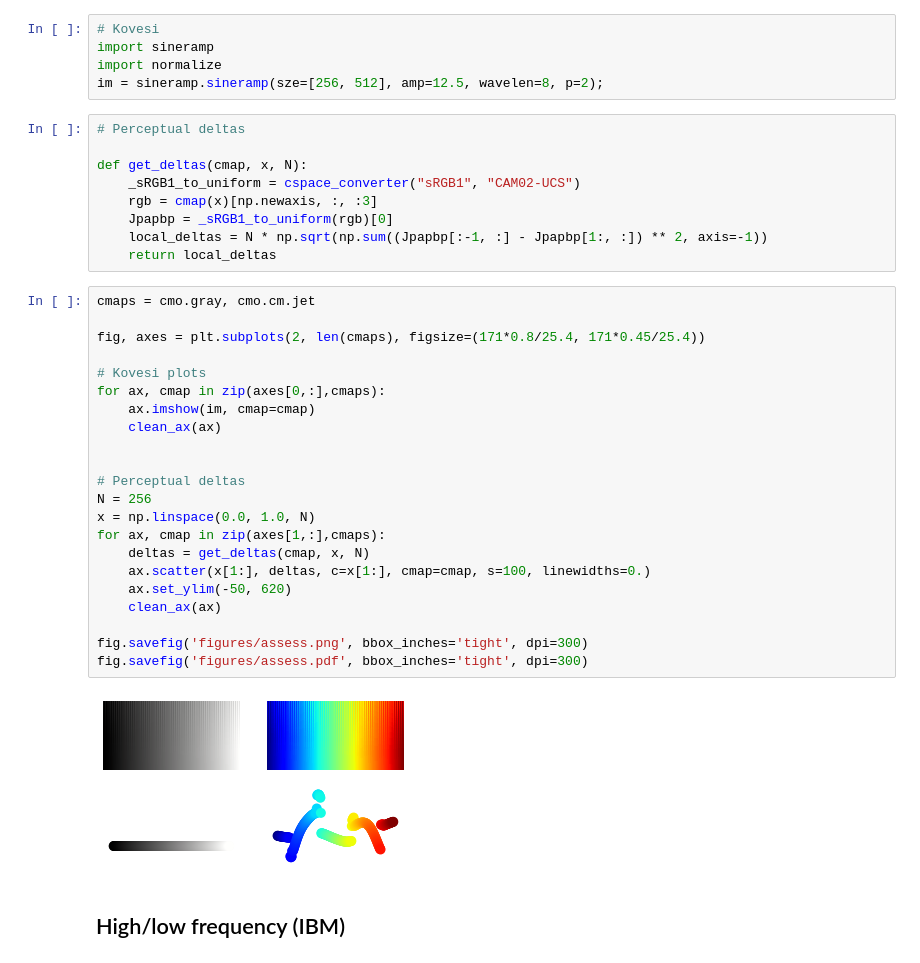
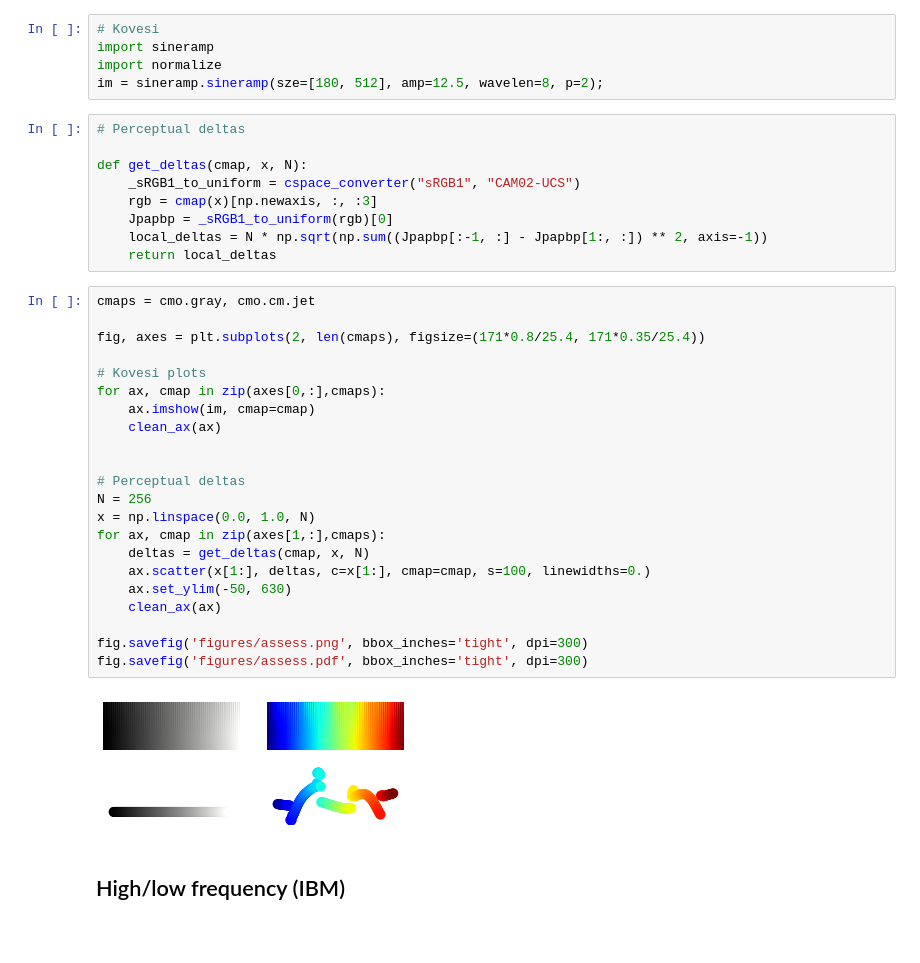
Before and after one commit to kthyng/cise-colormaps, a Jupyter notebook: make_figures.ipynb, the cells around one changed output. Saved outputs shown, nothing was run; the diff lists cells and outputs as text; blank space fills up the shorter version.

Commit message:
updated figures to final draft

```diff
--- a/make_figures.ipynb
+++ b/make_figures.ipynb
@@ -140,7 +140,7 @@ fig.savefig('figures/cones.png', bbox_inches='tight', dpi=300)
 # Kovesi
 import sineramp
 import normalize
-im = sineramp.sineramp(sze=[256, 512], amp=12.5, wavelen=8, p=2);
+im = sineramp.sineramp(sze=[180, 512], amp=12.5, wavelen=8, p=2);
 # %%
 # Perceptual deltas
 
@@ -153,27 +153,27 @@ def get_deltas(cmap, x, N):
 # %%
 cmaps = cmo.gray, cmo.cm.jet
 
-fig, axes = plt.subplots(2, len(cmaps), figsize=(171*0.8/25.4, 171*0.45/25.4))
+fig, axes = plt.subplots(2, len(cmaps), figsize=(171*0.8/25.4, 171*0.35/25.4))
 
 # Kovesi plots
 for ax, cmap in zip(axes[0,:],cmaps):
     ax.imshow(im, cmap=cmap)
     clean_ax(ax)
 
 
 # Perceptual deltas
 N = 256
 x = np.linspace(0.0, 1.0, N)
 for ax, cmap in zip(axes[1,:],cmaps):
     deltas = get_deltas(cmap, x, N)
     ax.scatter(x[1:], deltas, c=x[1:], cmap=cmap, s=100, linewidths=0.)
-    ax.set_ylim(-50, 620)
+    ax.set_ylim(-50, 630)
     clean_ax(ax)
 
 fig.savefig('figures/assess.png', bbox_inches='tight', dpi=300)
 fig.savefig('figures/assess.pdf', bbox_inches='tight', dpi=300)
 # %% [output]
-[figure, old version]
+[figure, new version]
 # %% [markdown]
 ## High/low frequency (IBM)
 # %%
```
Also changed, not shown: parts of 10 cells of this notebook.
